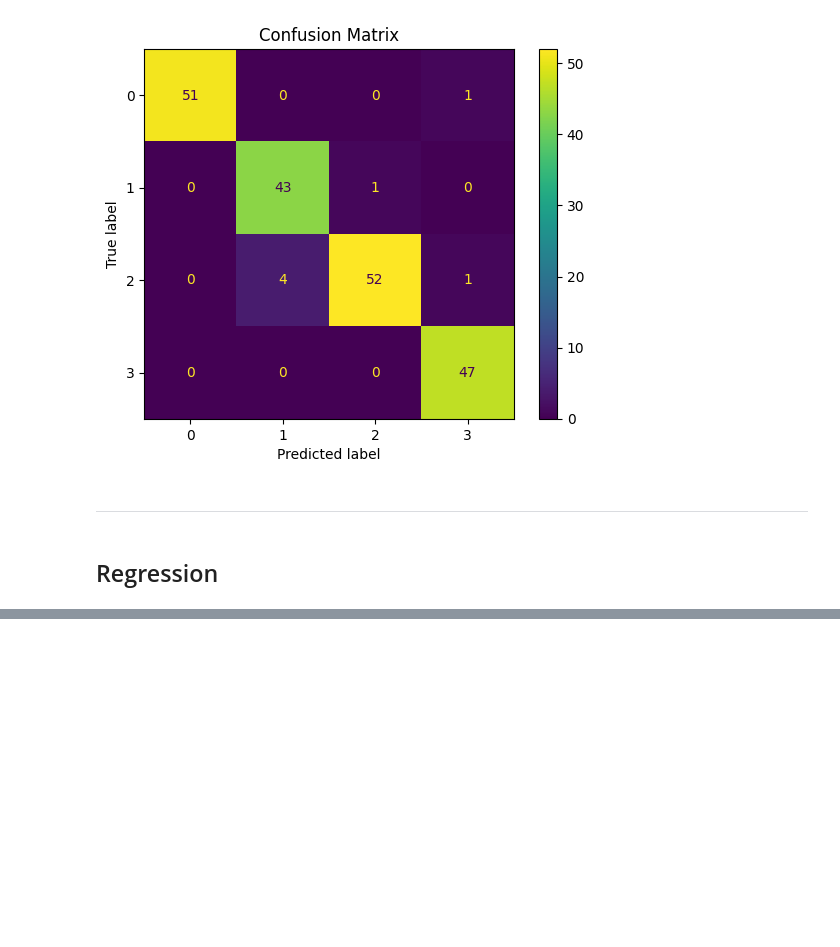
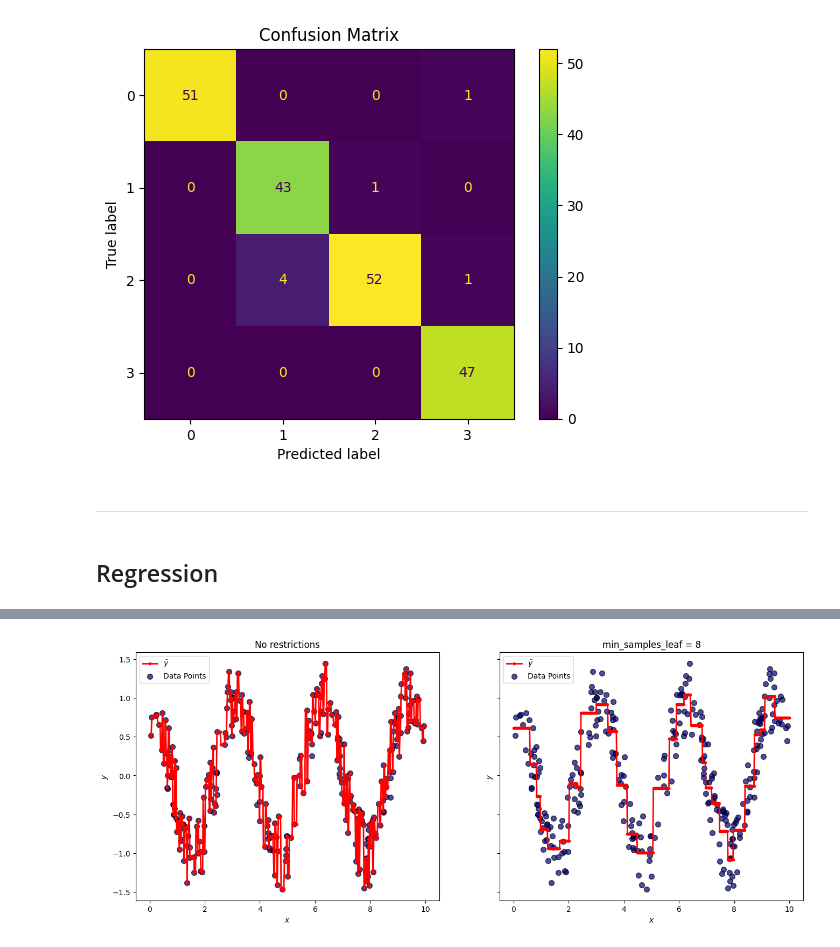
Before and after one commit to skcprr/machine-learning, a Jupyter notebook: decision-trees/decision_trees.ipynb, the cells around one changed output, grey strips where cells are left out. Saved outputs shown, nothing was run; the diff lists cells and outputs as text; code cells hidden in the pictures; blank space fills up the shorter version.

```diff
--- a/decision-trees/decision_trees.ipynb
+++ b/decision-trees/decision_trees.ipynb
@@ -256,0 +258,28 @@ plt.show()
+# %%
+x_p =  np.linspace(0, 10, 500).reshape(-1, 1)
+
+y_pred1 = tree_reg1.predict(x_p)
+y_pred2 = tree_reg2.predict(x_p)
+
+fig, axes = plt.subplots(ncols=2, figsize=(16, 6), sharey=True)
+
+plt.sca(axes[0])
+plt.plot(x_p, y_pred1, 'r.-', linewidth=2, label = r'$\tilde{y}$')
+plt.scatter(X, y, color='navy', label='Data Points', edgecolor='black', alpha=0.7, s=50)
+plt.xlabel('$x$')
+plt.ylabel('$y$')
+plt.title('No restrictions')
+plt.legend()
+
+
+plt.sca(axes[1])
+plt.plot(x_p, y_pred2, 'r.-', linewidth=2, label = r'$\tilde{y}$')
+plt.scatter(X, y, color='navy', label='Data Points', edgecolor='black', alpha=0.7, s=50)
+plt.xlabel('$x$')
+plt.ylabel('$y$')
+plt.title(f'min_samples_leaf = {tree_reg2.min_samples_leaf}')
+plt.legend()
+
+plt.show()
+# %% [output]
+[figure, added]
```
Also changed, not shown: parts of 6 cells of this notebook.
